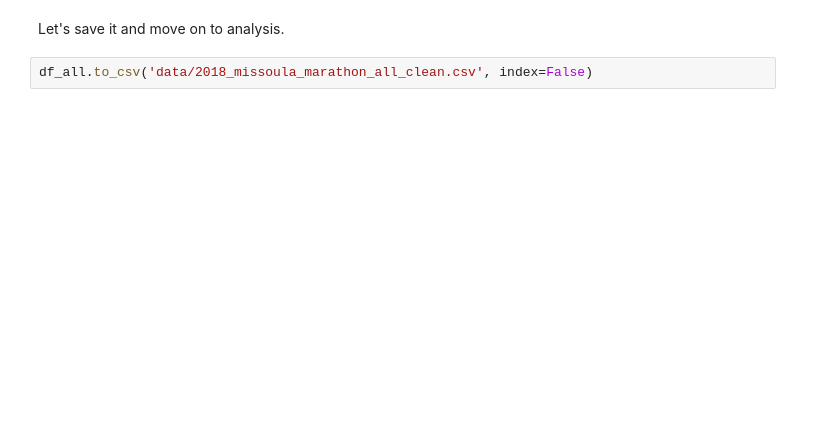
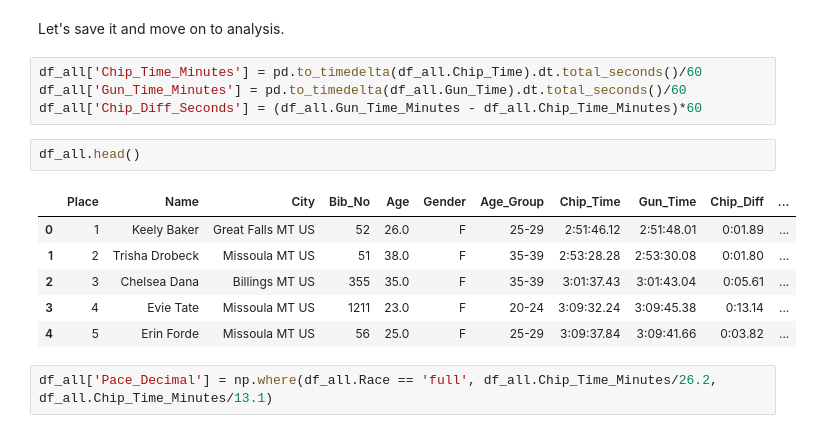
Before and after one commit to 4one4/2018-Missoula-Marathon, a Jupyter notebook: 2018 Missoula Marathon EDA.ipynb, the cells around one changed output. Cells and saved outputs as stored; diff of their text form; blank space fills up the shorter version.

```diff
--- a/2018 Missoula Marathon EDA.ipynb
+++ b/2018 Missoula Marathon EDA.ipynb
@@ -218,4 +224,17 @@ df_all.sample(10)
 # %% [markdown]
 Let's save it and move on to analysis.
-# %%
-df_all.to_csv('data/2018_missoula_marathon_all_clean.csv', index=False)
+# %%
+df_all['Chip_Time_Minutes'] = pd.to_timedelta(df_all.Chip_Time).dt.total_seconds()/60
+df_all['Gun_Time_Minutes'] = pd.to_timedelta(df_all.Gun_Time).dt.total_seconds()/60
+df_all['Chip_Diff_Seconds'] = (df_all.Gun_Time_Minutes - df_all.Chip_Time_Minutes)*60
+# %%
+df_all.head()
+# %% [output]
+|  | Place | Name | City | Bib_No | Age | Gender | Age_Group | Chip_Time | Gun_Time | Chip_Diff | ... |
+| 0 | 1 | Keely Baker | Great Falls MT US | 52 | 26.0 | F | 25-29 | 2:51:46.12 | 2:51:48.01 | 0:01.89 | ... |
+| 1 | 2 | Trisha Drobeck | Missoula MT US | 51 | 38.0 | F | 35-39 | 2:53:28.28 | 2:53:30.08 | 0:01.80 | ... |
+| 2 | 3 | Chelsea Dana | Billings MT US | 355 | 35.0 | F | 35-39 | 3:01:37.43 | 3:01:43.04 | 0:05.61 | ... |
+| 3 | 4 | Evie Tate | Missoula MT US | 1211 | 23.0 | F | 20-24 | 3:09:32.24 | 3:09:45.38 | 0:13.14 | ... |
+| 4 | 5 | Erin Forde | Missoula MT US | 56 | 25.0 | F | 25-29 | 3:09:37.84 | 3:09:41.66 | 0:03.82 | ... |
+# %%
+df_all['Pace_Decimal'] = np.where(df_all.Race == 'full', df_all.Chip_Time_Minutes/26.2, df_all.Chip_Time_Minutes/13.1)
```
Also changed, not shown: parts of 14 cells of this notebook, 1 other file.
